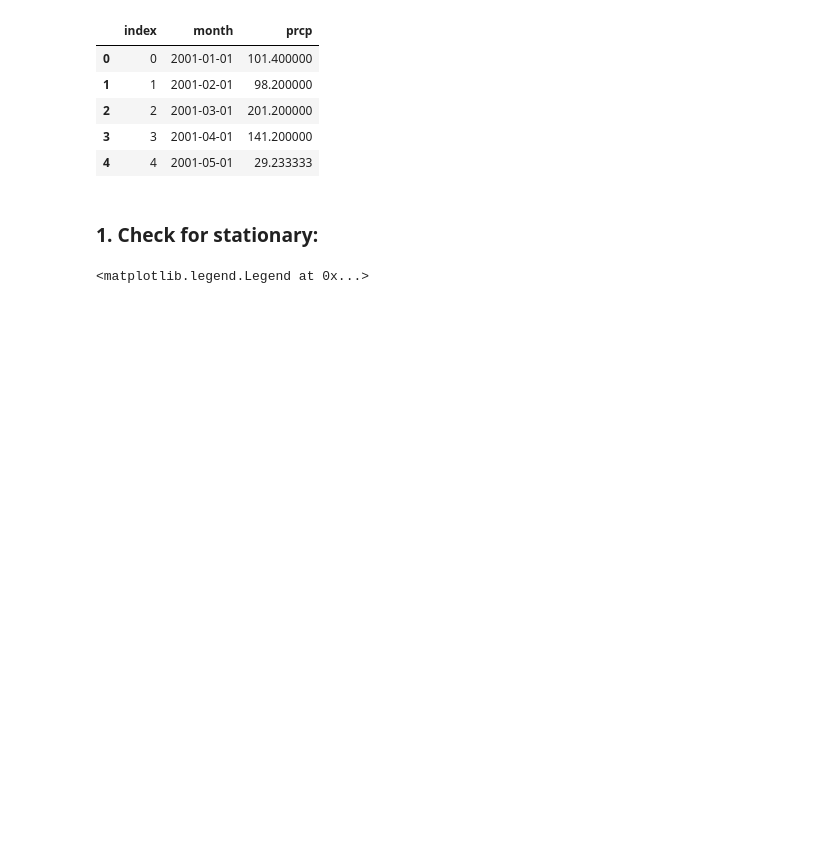
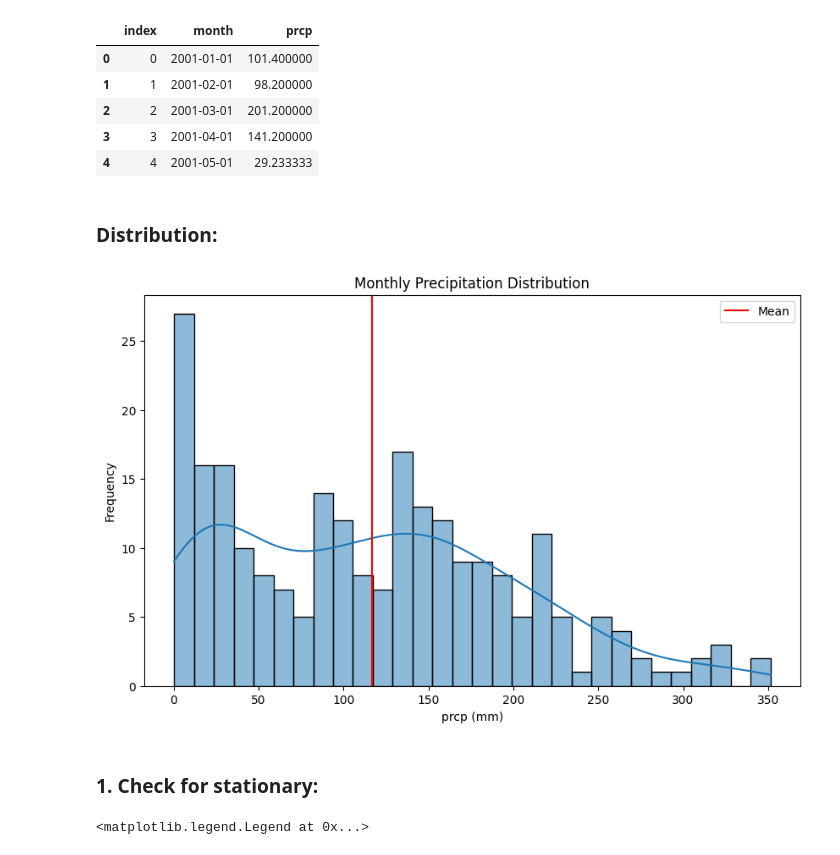
Before and after one commit to Kizza2014/time_series_climate_weather_surface_of_Brazil, a Jupyter notebook: analysis.ipynb, the cells around one changed output. Cells and saved outputs as stored; diff of their text form; code cells hidden in the pictures; blank space fills up the shorter version.

```diff
--- a/analysis.ipynb
+++ b/analysis.ipynb
@@ -11,6 +11,25 @@ data.head()
 | 2 | 2 | 2001-03-01 | 201.200000 |
 | 3 | 3 | 2001-04-01 | 141.200000 |
 | 4 | 4 | 2001-05-01 | 29.233333 |
+# %% [markdown]
+### Distribution:
+# %%
+import seaborn as sns
+import numpy as np
+
+prcp_mean = np.mean(data['prcp'])
+
+plt.figure(figsize=(10, 6))
+sns.histplot(data['prcp'], bins=30, kde=True)
+plt.axvline(prcp_mean, color='r', label='Mean')
+plt.xlabel('prcp (mm)')
+plt.ylabel('Frequency')
+plt.title('Monthly Precipitation Distribution')
+plt.legend()
+plt.savefig('prcp_monthly_distribution.png')
+plt.show()
+# %% [output]
+[figure, added]
 # %% [markdown]
 ### 1. Check for stationary:
 # %%
```
Also changed, not shown: parts of 1 cell of this notebook, 2 other files.
